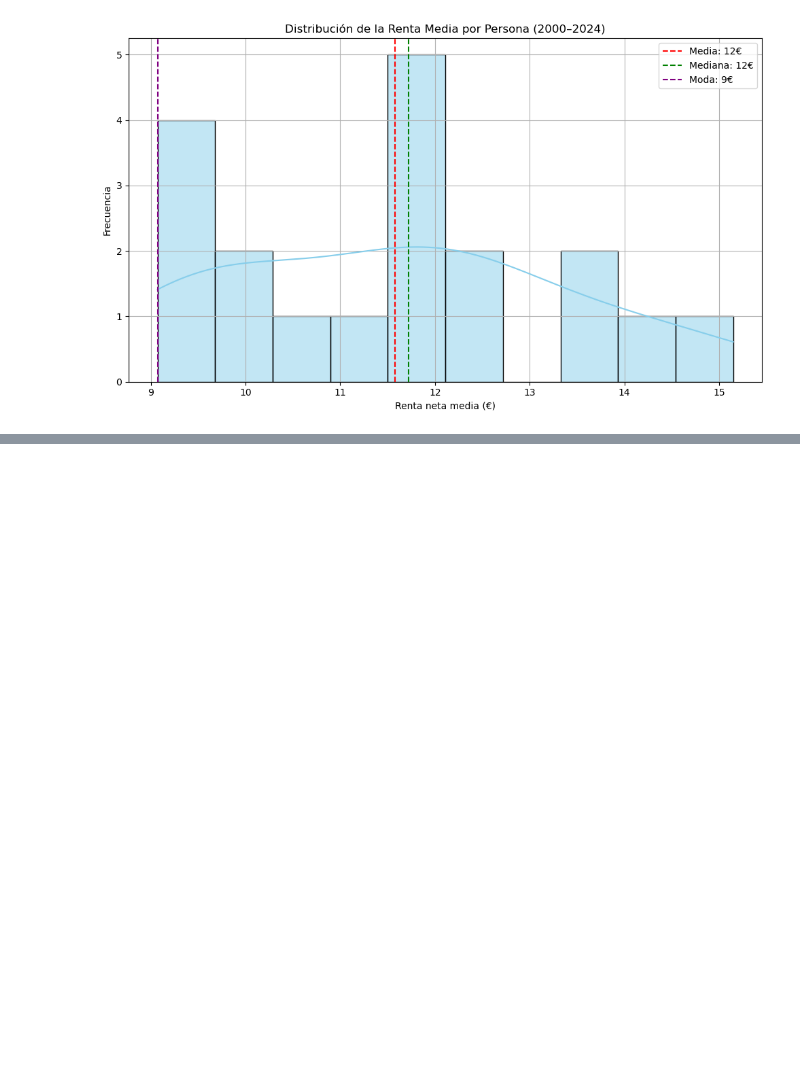
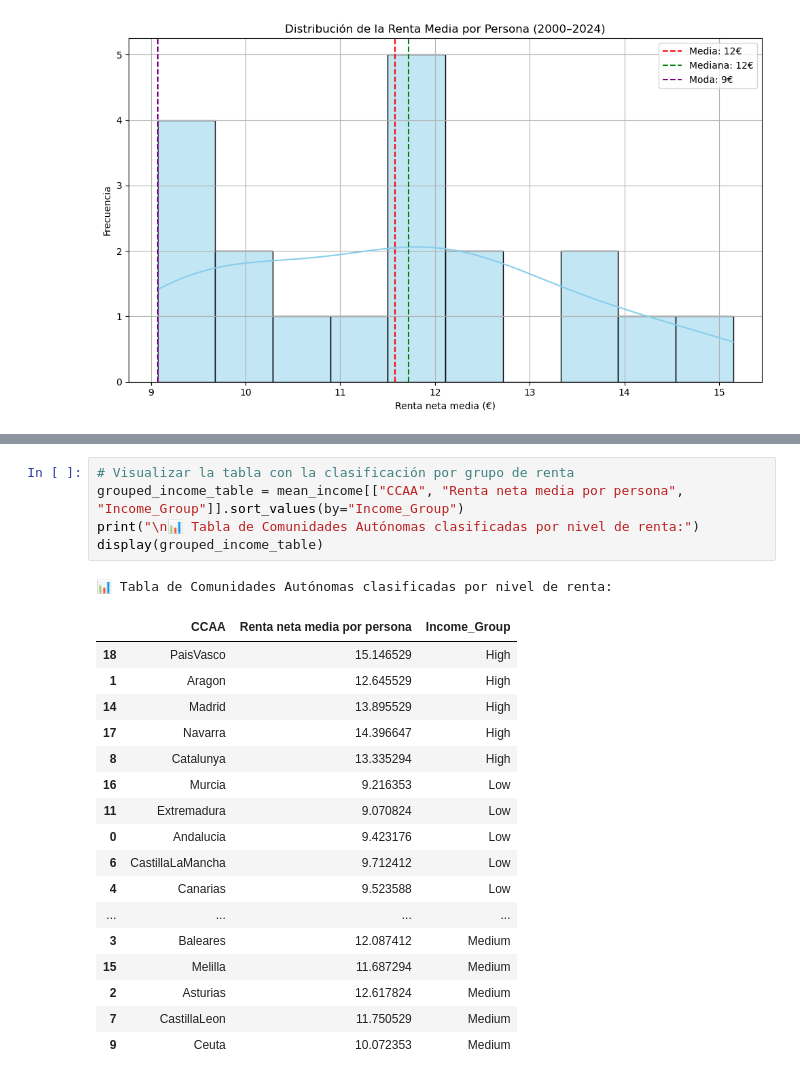
Before and after one commit to EvaMartinMoreno/running-trends, a Jupyter notebook: notebooks/stats_notes.ipynb, the cells around one changed output, grey strips where cells are left out. Saved outputs shown, nothing was run; the diff lists cells and outputs as text; blank space fills up the shorter version.

```diff
--- a/notebooks/stats_notes.ipynb
+++ b/notebooks/stats_notes.ipynb
@@ -379,0 +575,24 @@ NameError: name 'running_dataset' is not defined
+# %%
+# Visualizar la tabla con la clasificación por grupo de renta
+grouped_income_table = mean_income[["CCAA", "Renta neta media por persona", "Income_Group"]].sort_values(by="Income_Group")
+print("\n📊 Tabla de Comunidades Autónomas clasificadas por nivel de renta:")
+display(grouped_income_table)
+# %% [output]
+📊 Tabla de Comunidades Autónomas clasificadas por nivel de renta:
+|  | CCAA | Renta neta media por persona | Income_Group |
+| 18 | PaisVasco | 15.146529 | High |
+| 1 | Aragon | 12.645529 | High |
+| 14 | Madrid | 13.895529 | High |
+| 17 | Navarra | 14.396647 | High |
+| 8 | Catalunya | 13.335294 | High |
+| 16 | Murcia | 9.216353 | Low |
+| 11 | Extremadura | 9.070824 | Low |
+| 0 | Andalucia | 9.423176 | Low |
+| 6 | CastillaLaMancha | 9.712412 | Low |
+| 4 | Canarias | 9.523588 | Low |
+| ... | ... | ... | ... |
+| 3 | Baleares | 12.087412 | Medium |
+| 15 | Melilla | 11.687294 | Medium |
+| 2 | Asturias | 12.617824 | Medium |
+| 7 | CastillaLeon | 11.750529 | Medium |
+| 9 | Ceuta | 10.072353 | Medium |
```
Also changed, not shown: parts of 4 cells of this notebook, 4 other files.
